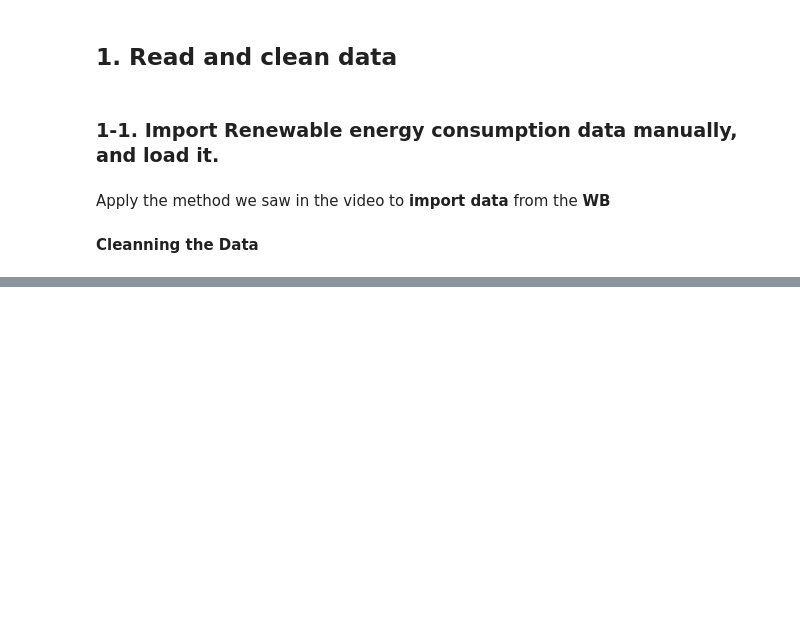
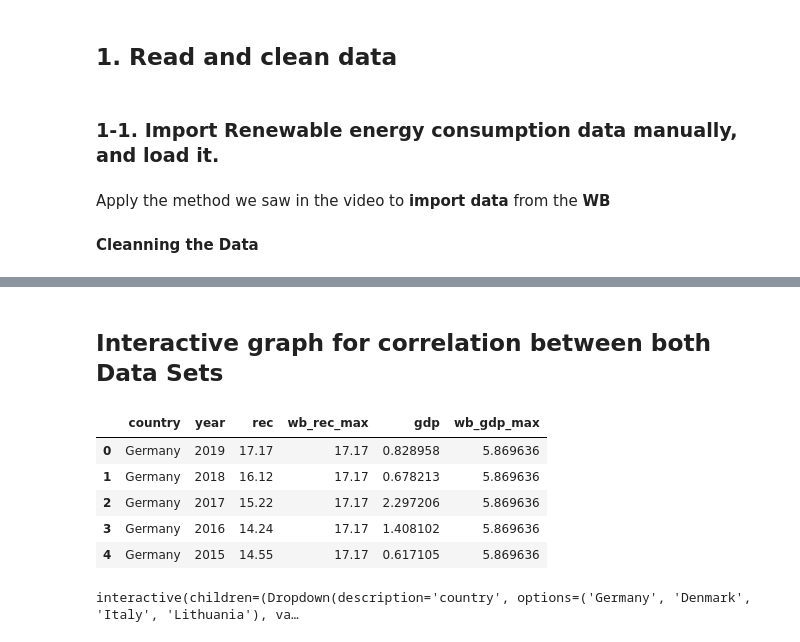
Before and after one commit to NumEconCopenhagen/projects-2023-team-copenhagen, a Jupyter notebook: dataproject/Cesar.ipynb, the cells around one changed output, grey strips where cells are left out. Drawn from its saved outputs; the diff is of its cells as text; code cells hidden in the pictures; blank space fills up the shorter version.

```diff
--- a/dataproject/Cesar.ipynb
+++ b/dataproject/Cesar.ipynb
@@ -31,0 +62,7 @@ Index(['country', 'year', 'rec'], dtype='object')
+# %%
+# GDP per capita growth (% annual)
+wb_gdp = wb.download(indicator='NY.GDP.PCAP.KD.ZG', country=['DE','DK','LT','IT'], start=2000, end=2019)
+
+wb_gdp = wb_gdp.rename(columns = {'NY.GDP.PCAP.KD.ZG':'gdp'})
+wb_gdp = wb_gdp.reset_index()
+wb_gdp.sample(5)
@@ -31,0 +156,32 @@ Index(['country', 'year', 'rec'], dtype='object')
+# %% [markdown]
+## Interactive graph for correlation between both Data Sets
+# %%
+inner_rec = pd.merge( wb_rec, wb_rec_, how='inner', on=['rec','year'])
+
+inner_gdp = pd.merge( wb_gdp, wb_gdp_, how='inner', on=['gdp','year'])
+
+inner = pd.merge(inner_rec, inner_gdp, how='inner', on=['country','year'])
+inner.head()
+# %% [output]
+|  | country | year | rec | wb_rec_max | gdp | wb_gdp_max |
+| 0 | Germany | 2019 | 17.17 | 17.17 | 0.828958 | 5.869636 |
+| 1 | Germany | 2018 | 16.12 | 17.17 | 0.678213 | 5.869636 |
+| 2 | Germany | 2017 | 15.22 | 17.17 | 2.297206 | 5.869636 |
+| 3 | Germany | 2016 | 14.24 | 17.17 | 1.408102 | 5.869636 |
+| 4 | Germany | 2015 | 14.55 | 17.17 | 0.617105 | 5.869636 |
+# %%
+import ipywidgets as widgets
+def plot_e(df, country):
+    I = df['country'] == country
+    ax=df.loc[I,:].plot(x='year', y='wb_rec_max', style='o', legend=False)
+    ax=df.loc[I,:].plot(x='year', y='wb_gdp_max', style='o', legend=False)
+
+# Let the widget interact with data through plot_func()
+widgets.interact(plot_e,
+df = widgets.fixed(inner),
+country = widgets.Dropdown(description='country',
+                                options=inner.country.unique(),
+                                value='Germany')
+);
+# %% [output]
+interactive(children=(Dropdown(description='country', options=('Germany', 'Denmark', 'Italy', 'Lithuania'), va…
```
Also changed, not shown: parts of 20 cells of this notebook.
